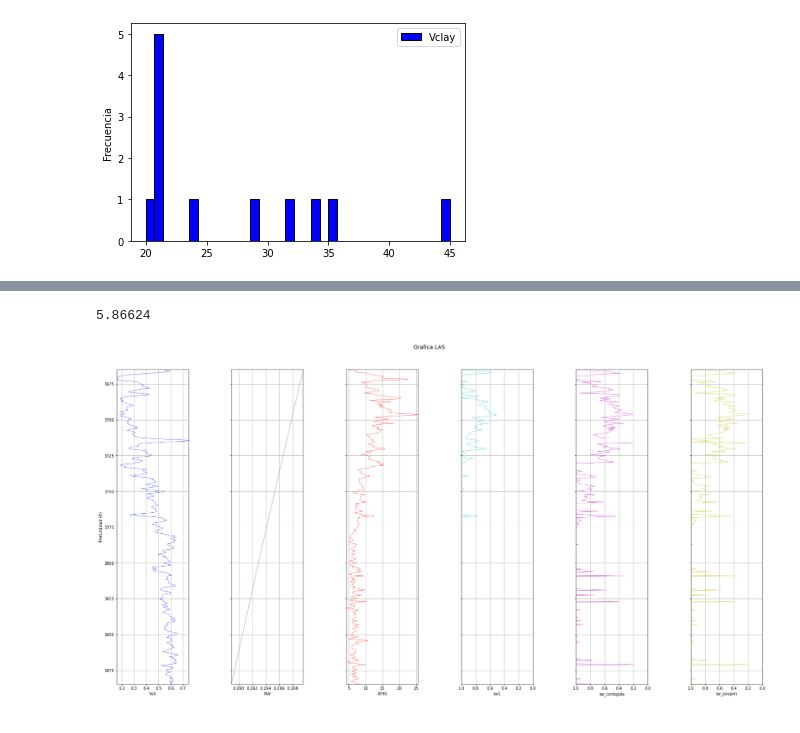
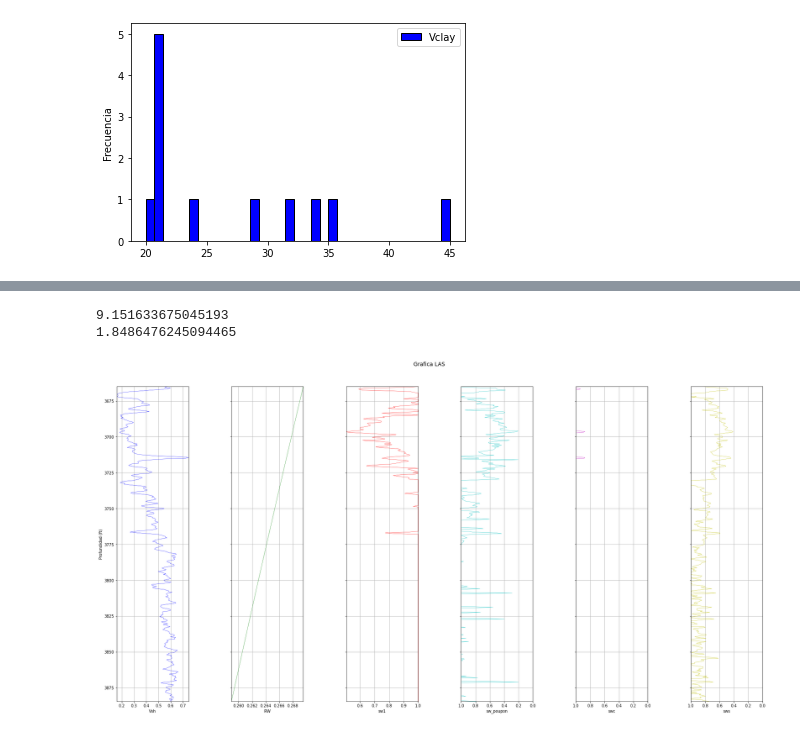
Before and after one commit to edwino26/CoreImages, a Jupyter notebook: VT_Thesis_A.ipynb, the cells around one changed output, grey strips where cells are left out. Drawn from its saved outputs; the diff is of its cells as text; code cells hidden in the pictures.

Commit message:
agrege ecu de samandoux y waxman-smit

```diff
--- a/VT_Thesis_A.ipynb
+++ b/VT_Thesis_A.ipynb
@@ -175,42 +164,58 @@ df_HO1.head()
 # %%
 #CALCULO DE LA SW
-a = 1
-n = 2
-m = 2
+a = 1 #tortuosity exponent
+n = 2 #saturacion exponent
+m = 2 #cementation exponent
 df_HO1["sw"] = ((a*df_HO1.RW)/(df_HO1.AT90*(df_HO1.porosidad**m)))**(1/n)
 df_HO1["sw1"] = np.where(df_HO1["sw"]>1,1,df_HO1["sw"]) #condicional
 df_HO1 = df_HO1.loc[(df_HO1.DEPTH>=3665) &  (df_HO1.DEPTH<=3885)]
 #####################################################################################3
 #CALCULO SATURACION DE AGUA CORREGIDO
+
 #df_HO1["p10"] = np.percentile(log,10)
 #df_HO1["Rsh"] = (10**df_HO1.p10)
-
 dfSh = df_HO1[df_HO1['Vsh']>0.5]
 Rsh = np.percentile(dfSh['AT90'],20)
-print(Rsh)
 
 calculo1 = (1/df_HO1.AT90)-(df_HO1.Vsh/Rsh)
 F = (a/(df_HO1.porosidad**m))
 calculo2 = 1-df_HO1.Vsh
 calculo3 = F*df_HO1.RW
 df_HO1["sw_corregida"] = ((calculo1*calculo3)/calculo2)**(1/n)
 df_HO1["sw_poupon"] = np.where(df_HO1["Vsh"]>0.7,df_HO1["sw1"],df_HO1["sw_corregida"]) #condicional
-
+df_HO1["sw_poupon"] = df_HO1["sw_poupon"].replace(np.nan, 1)
 #df_1['Sw_p1']= df_1['Sw_p'].apply(lambda x: 1 if x >1 else x)
-df_HO1["sw_poupon"] = df_HO1["sw_poupon"].replace(np.nan, 1)
-
-
 #df_HO1["sw2"] = df_HO1["sw"].apply(lambda calculo1:"sw_corregida" if calculo1>0 else "sw")
 #df_HO1["sw2"] = np.where(df_HO1.Vsh>0.7, df_HO1.sw1, df_HO1.sw_corregida)
+######################################################################################################
+#CALCULO DE SWC CON WAXMAN SMITS
+B= (4.6*(1-0.6*(2.71818)**(-0.77/df_HO1.RW)))
 
-df_plot(df_HO1[['Vsh','RW', "AT90", "sw1","sw_corregida","sw_poupon", "DEPTH"]])
+CEC1 = 10**(1.9832*df_HO1.Vsh-2.4473)
+
+df_HO1["dens_grano_conv"] = df_HO1.dens_grano
+QV = CEC1*(1-df_HO1.porosidad)*(df_HO1.dens_grano_conv/df_HO1.porosidad)
+divicion = rw_a_trw/df_HO1.AT90
+FX4 = F*4
+termino_1 = -B*QV*df_HO1.RW
+termino_2 = B*QV*df_HO1.RW
+df_HO1["swc"] = 0.5*((termino_1)+((termino_2)**2+FX4*divicion)**0.5)**(2/n)
+print(df_HO1.swc.max())
+######################################################################################################
+#CALCULO DE SW CON SIMANDUX
+df_HO1["sws"]=((a*df_HO1.RW)/(2*(df_HO1.porosidad**m)))*(((df_HO1.Vsh/Rsh)**2+((4*df_HO1.porosidad**m)/(a*df_HO1.RW*df_HO1.AT90)))**(1/2)-(df_HO1.Vsh/Rsh))
+print (df_HO1.sws.max())
+
+df_plot(df_HO1[['Vsh','RW', "sw1","sw_poupon","swc","sws", "DEPTH"]])
+#df_HO1 = df_HO1.loc[(df_HO1.sws>=0.0) & (df_HO1.sws<=2.0)]
 ########################################################################################3
 #ESTO ME SIRVE PARA PONER UN ARCHIVO DATA FRAME EN UN EXCEL
 ruta_out = './LAS/T2/T2_Logs_GR_VT.xlsx'
 writer = ExcelWriter(ruta_out) #para pasar un dataframe a un excel
 df_HO1.to_excel(writer, sheet_name='RESTA', index=True, merge_cells=False) #SHEET_NAME ES EL NOMBRE DE LA HOJA EN EXCEL
 writer.save() #para guardar el archivo en mis documentos
 # %% [output]
-5.86624
+9.151633675045193
+1.8486476245094465
-[figure, old version]
+[figure, new version]
 # %%
```
Also changed, not shown: parts of 5 cells of this notebook.
